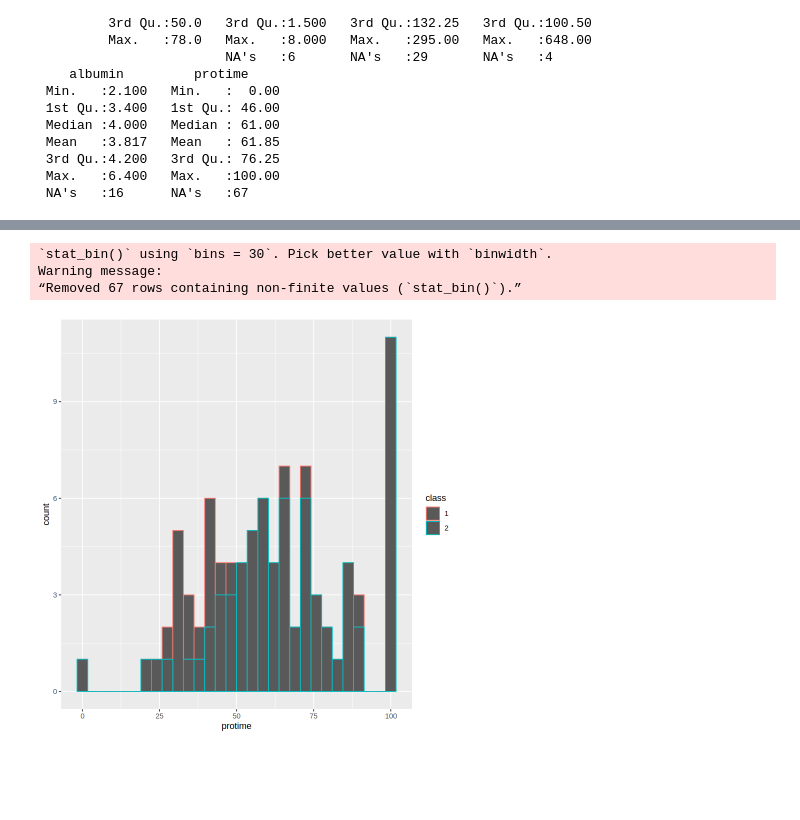
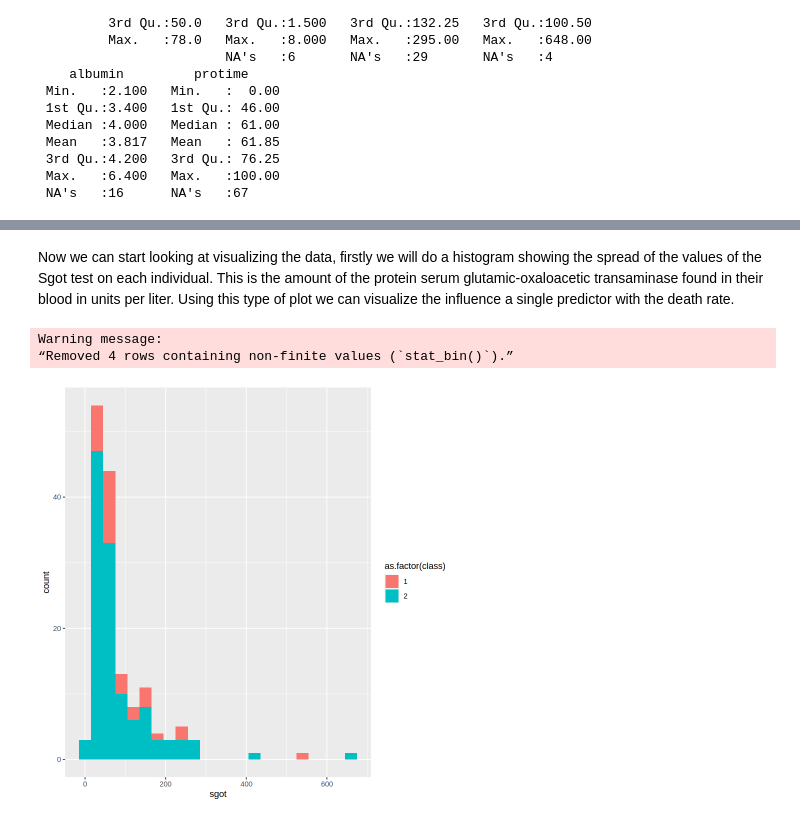
Before and after one commit to PedroMMHernandes/GroupProject_DSCI, a Jupyter notebook: exploratory analysis.ipynb, the cells around one changed output, grey strips where cells are left out. Drawn from its saved outputs; the diff is of its cells as text; code cells hidden in the pictures; blank space fills up the shorter version.

Commit message:
Wrote simple markdowns explaining some steps along the plotting.

```diff
--- a/exploratory analysis.ipynb
+++ b/exploratory analysis.ipynb
@@ -84,10 +102,12 @@ summary(hepatitis_data_2)
+# %% [markdown]
+Now we can start looking at visualizing the data, firstly we will do a histogram showing the spread of the values of the Sgot test on each individual.
+This is the amount of the protein serum glutamic-oxaloacetic transaminase found in their blood in units per liter. Using this type of plot we can visualize the influence a single predictor with the death rate.
 # %%
 plot_1 <- hepatitis_data_clean |>
-    ggplot(aes(x = protime, color = class)) +
-    geom_histogram()
+    ggplot(aes(x = sgot, fill = as.factor(class)),) +
+    geom_histogram(binwidth = 30)
 plot_1
 # %% [output]
-`stat_bin()` using `bins = 30`. Pick better value with `binwidth`.
 Warning message:
-“Removed 67 rows containing non-finite values (`stat_bin()`).”
+“Removed 4 rows containing non-finite values (`stat_bin()`).”
-[figure, old version]
+[figure, new version]
```
Also changed, not shown: parts of 10 cells of this notebook.
